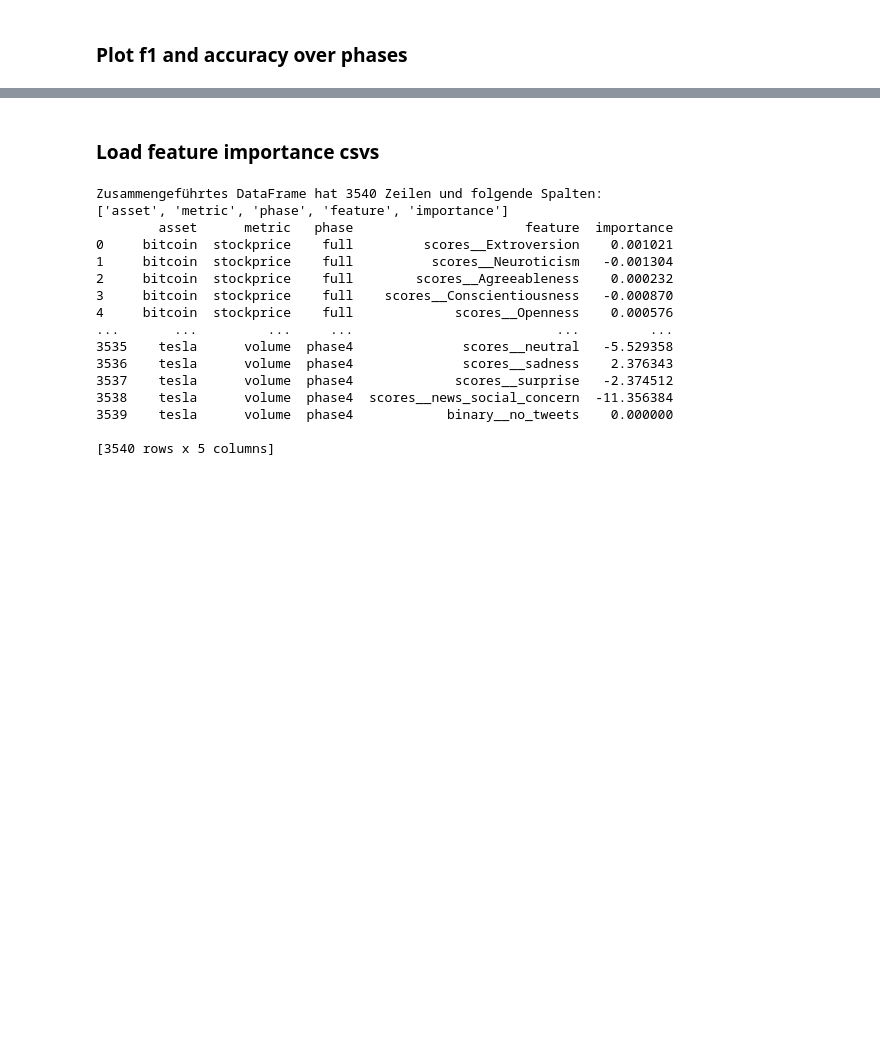
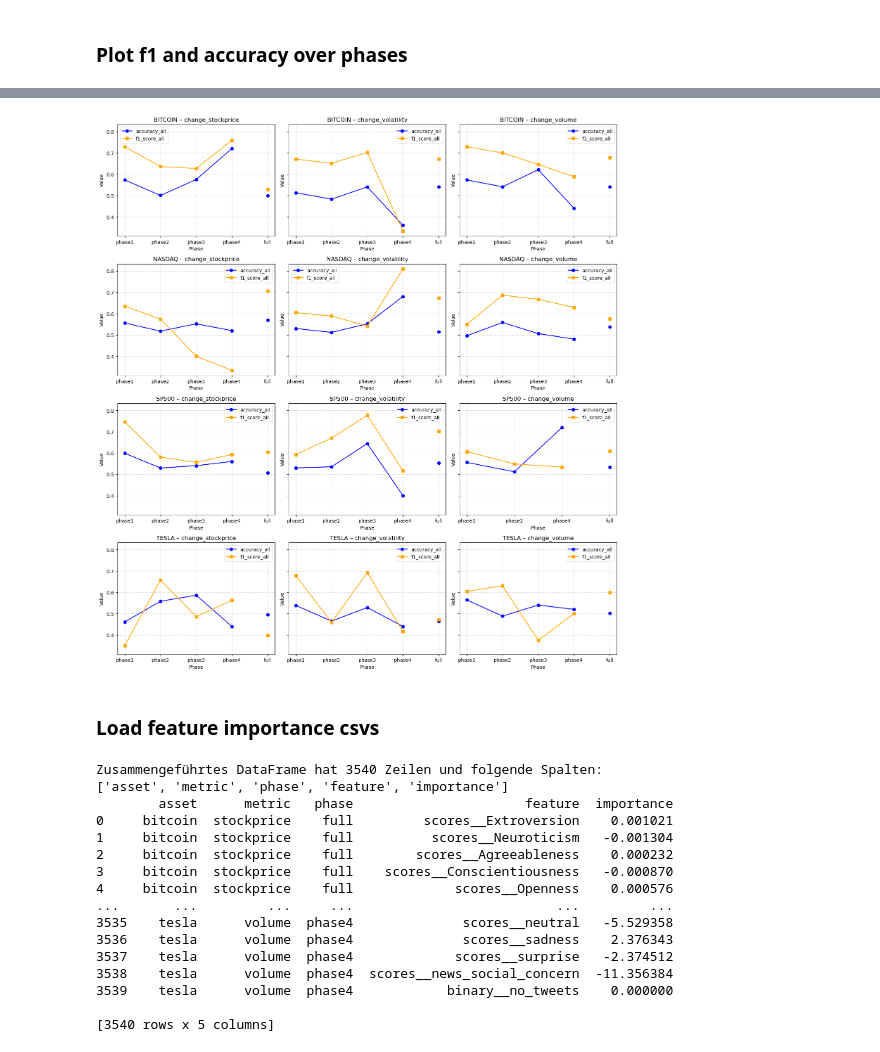
Before and after one commit to pmoll01/COIN2025_VollVertnuetelt, a Jupyter notebook: results/1. result_interpretation.ipynb, the cells around one changed output, grey strips where cells are left out. Saved outputs shown, nothing was run; the diff lists cells and outputs as text; code cells hidden in the pictures; blank space fills up the shorter version.

```diff
--- a/results/1. result_interpretation.ipynb
+++ b/results/1. result_interpretation.ipynb
@@ -213,3 +175,50 @@ plt.show()
+# %%
+import math
+import matplotlib.pyplot as plt
+
+# Gruppieren nach Szenario
+grouped = df_merged.groupby(['asset', 'target'])
+scenarios = list(grouped.groups.keys())
+n_plots = len(scenarios)
+
+# Subplot-Raster: 3 Spalten, so viele Reihen wie nötig
+n_cols = 3
+n_rows = math.ceil(n_plots / n_cols)
+
+fig, axes = plt.subplots(n_rows, n_cols, figsize=(n_cols*5, n_rows*4), sharey=True)
+axes = axes.flatten()
+
+for ax, (asset, target) in zip(axes, scenarios):
+    grp = grouped.get_group((asset, target)).sort_values('phase')
+
+    # Daten arrays
+    phases = grp['phase'].tolist()
+    acc    = grp['accuracy_all'].tolist()
+    f1     = grp['f1_score_all'].tolist()
+
+    # 1) Linie für alle außer dem letzten Punkt
+    ax.plot(phases[:-1], acc[:-1], marker='o', label='accuracy_all', color='blue')
+    ax.plot(phases[:-1], f1[:-1], marker='s', label='f1_score_all', color='orange')
+
+    # 2) Letzten Punkt ("Full") nur als Marker, ohne Linie
+    ax.plot(phases[-1], acc[-1], marker='o', linestyle='None', color='blue')
+    ax.plot(phases[-1], f1[-1], marker='s', linestyle='None', color='orange')
+
+    # Titel, Achsen, Legend
+    ax.set_title(f'{asset.upper()} – {target}')
+    ax.set_xlabel('Phase')
+    ax.set_ylabel('Value')
+    ax.grid(True, linestyle='--', alpha=0.5)
+    ax.legend(loc='best')
+
+# Leere Subplots entfernen
+for ax in axes[n_plots:]:
+    fig.delaxes(ax)
+
+plt.tight_layout()
+plt.show()
+# %% [output]
+[figure, added]
 # %% [markdown]
 ### Load feature importance csvs
 # %%
```
Also changed, not shown: parts of 4 cells of this notebook, 3 other files.
